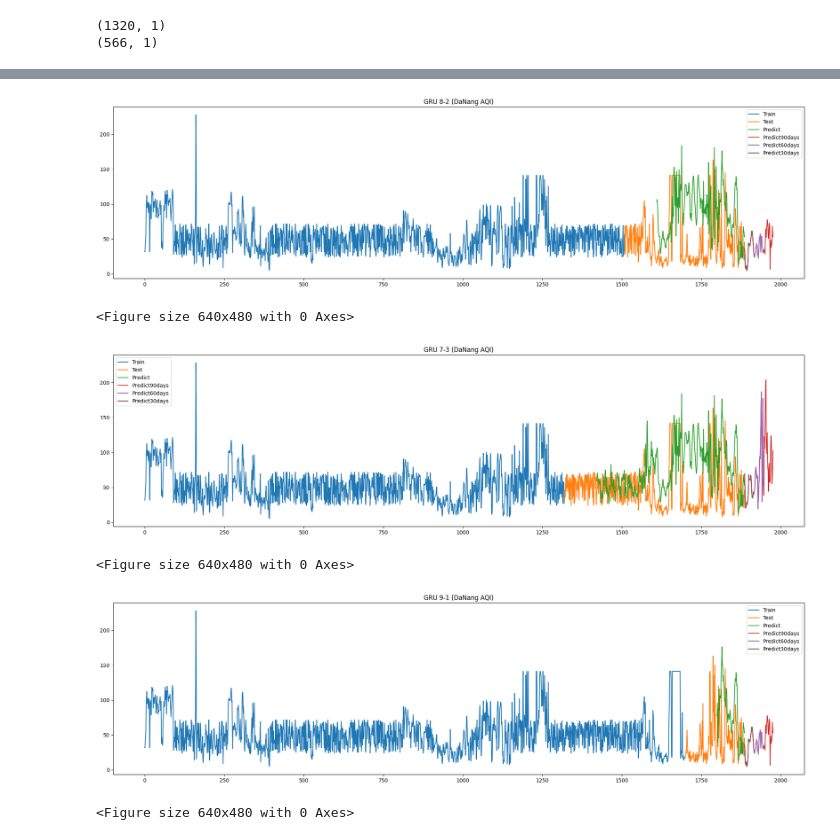
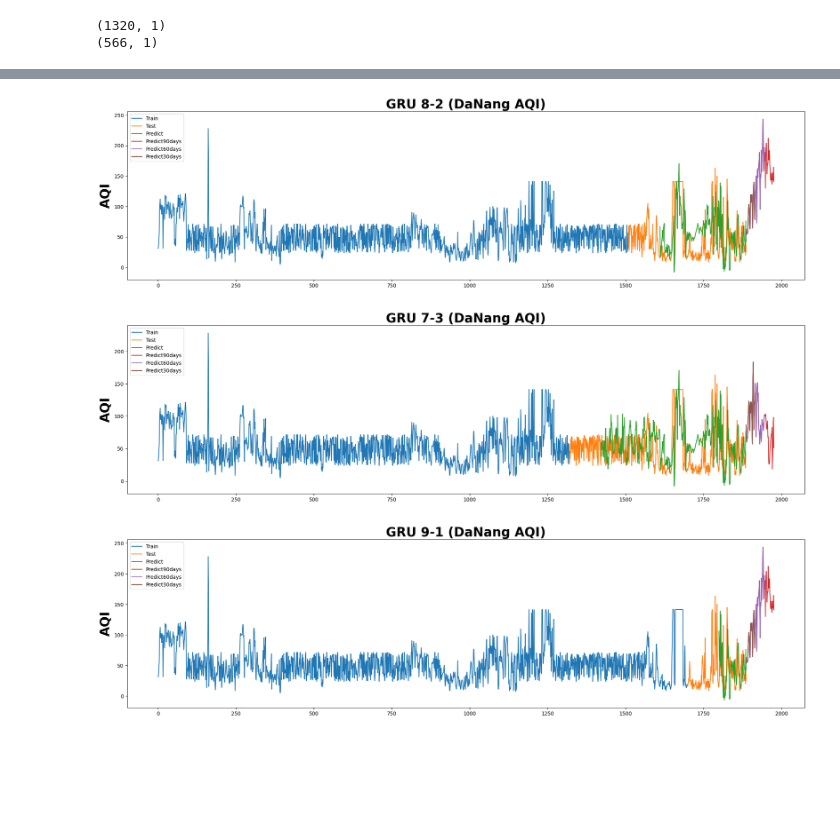
Before and after one commit to ngoctuanuit/IS403_O21_12, a Jupyter notebook: Model/GRU.ipynb, the cells around one changed output, grey strips where cells are left out. Drawn from its saved outputs; the diff is of its cells as text; code cells hidden in the pictures; blank space fills up the shorter version.

```diff
--- a/Model/GRU.ipynb
+++ b/Model/GRU.ipynb
@@ -519,6 +531,6 @@ Testing MAE: 43.03882978450169
 # %%
 def predict_30(test_data, model, day):
-    x_input=test_data[-100:].reshape(1,-1)
+    x_input=test_data[-30:].reshape(1,-1)
     temp_input=list(x_input)
     temp_input=temp_input[0].tolist()
 
@@ -677,7 +682,8 @@ plt.savefig('GRU_HaNoi_9_1.png')
 # Vẽ hình data DaNang
 ## 8 -2
 plt.figure(figsize=(24, 6))
-plt.title('GRU 8-2 (DaNang AQI)')
+plt.title('GRU 8-2 (DaNang AQI)', fontsize=25, fontweight='bold')
+plt.ylabel('AQI', fontsize=25, fontweight='bold')
 train_data_index = pd.RangeIndex(start=0, stop=train_size_DaNang_80, step=1)
 plt.plot(scaler.inverse_transform(train_data_DaNang_80))
 
@@ -698,12 +704,13 @@ plt.plot(prediect_data_index_60,scaler.inverse_transform(lst_output_DaNang_8_2_6
 plt.plot(prediect_data_index_30,scaler.inverse_transform(lst_output_DaNang_8_2_30))
 
 plt.legend(['Train','Test','Predict','Predict90days','Predict60days','Predict30days'])
-plt.show()
+
 plt.savefig('GRU_DaNang_8-2.png')
 
 ## 7 -3
 plt.figure(figsize=(24, 6))
-plt.title('GRU 7-3 (DaNang AQI)')
+plt.title('GRU 7-3 (DaNang AQI)', fontsize=25, fontweight='bold')
+plt.ylabel('AQI', fontsize=25, fontweight='bold')
 train_data_index = pd.RangeIndex(start=0, stop=train_size_DaNang_70, step=1)
 plt.plot(scaler.inverse_transform(train_data_DaNang_70))
 
@@ -723,39 +730,35 @@ plt.plot(prediect_data_index_90,scaler.inverse_transform(lst_output_DaNang_7_3_9
 plt.plot(prediect_data_index_60,scaler.inverse_transform(lst_output_DaNang_7_3_60))
 plt.plot(prediect_data_index_30,scaler.inverse_transform(lst_output_DaNang_7_3_30))
 
 plt.legend(['Train','Test','Predict','Predict90days','Predict60days','Predict30days'])
-plt.show()
 plt.savefig('GRU_DaNang_7-3.png')
 
 ## 9-1
 plt.figure(figsize=(24, 6))
-plt.title('GRU 9-1 (DaNang AQI)')
+plt.title('GRU 9-1 (DaNang AQI)', fontsize=25, fontweight='bold')
+plt.ylabel('AQI', fontsize=25, fontweight='bold')
 train_data_index = pd.RangeIndex(start=0, stop=train_size_DaNang_90, step=1)
 plt.plot(scaler.inverse_transform(train_data_DaNang_90))
 
 test_data_index = pd.RangeIndex(start=train_size_DaNang_90, stop=train_size_DaNang_90+test_size_DaNang_10, step=1)
 plt.plot(test_data_index,scaler.inverse_transform(test_data_DaNang_10))
 
 test_data_index = pd.RangeIndex(start=train_size_DaNang_90+101, stop=train_size_DaNang_90+test_size_DaNang_10, step=1)
 plt.plot(test_data_index,y_pred_DaNang_9_1)
 
 #predict index
 prediect_data_index_30 = pd.RangeIndex(start=len(df1_DaNang)-1, stop=len(df1_DaNang)+29, step=1)
 prediect_data_index_60 = pd.RangeIndex(start=len(df1_DaNang)-1, stop=len(df1_DaNang)+59, step=1)
 prediect_data_index_90 = pd.RangeIndex(start=len(df1_DaNang)-1, stop=len(df1_DaNang)+89, step=1)
 
 #plot
 plt.plot(prediect_data_index_90,scaler.inverse_transform(lst_output_DaNang_9_1_90))
 plt.plot(prediect_data_index_60,scaler.inverse_transform(lst_output_DaNang_9_1_60))
 plt.plot(prediect_data_index_30,scaler.inverse_transform(lst_output_DaNang_9_1_30))
 
 plt.legend(['Train','Test','Predict','Predict90days','Predict60days','Predict30days'])
-plt.show()
 plt.savefig('GRU_DaNang_9_1.png')
 # %% [output]
-[figure, old version]
+[figure, new version]
-<Figure size 640x480 with 0 Axes>
-[figure, old version]
+[figure, new version]
-<Figure size 640x480 with 0 Axes>
-[figure, old version]
+[figure, new version]
-<Figure size 640x480 with 0 Axes>
```
Also changed, not shown: parts of 11 cells of this notebook, 1 other file.
